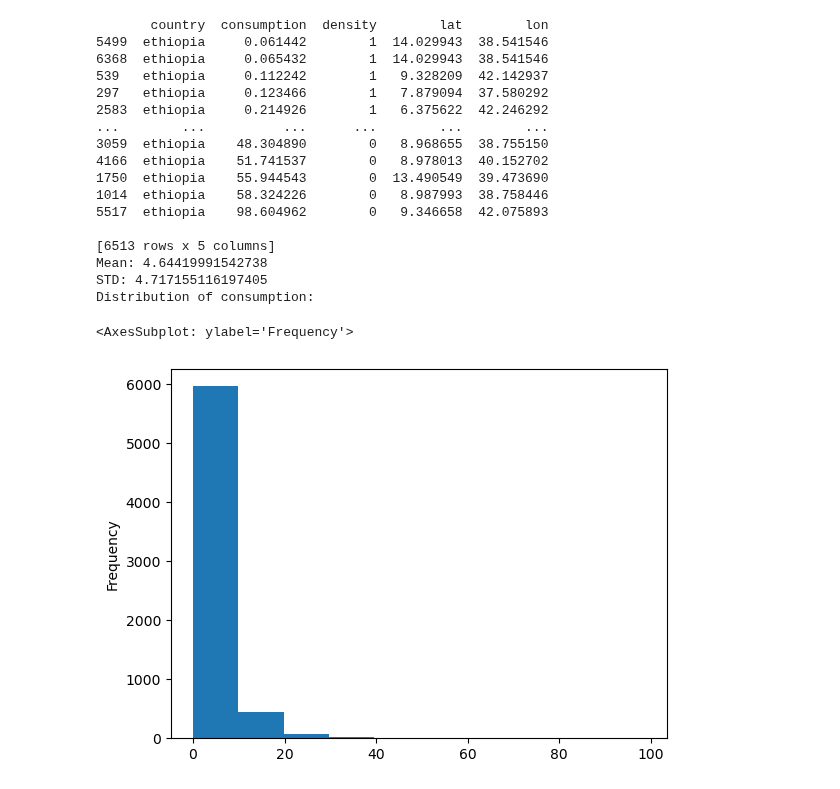
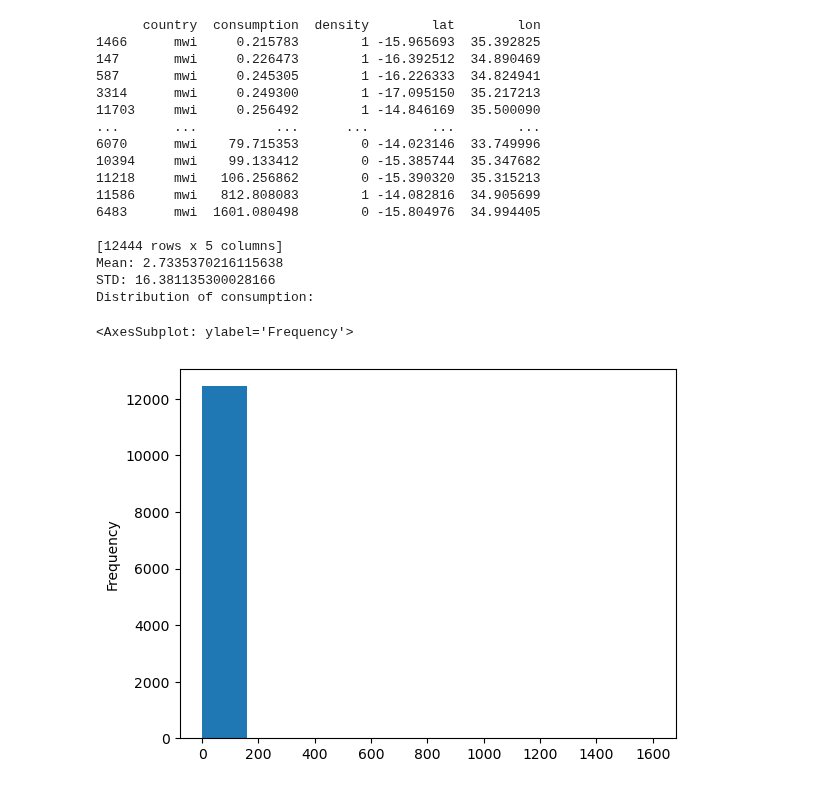
Before and after one commit to omshah2006/Predicting-Poverty-Ethiopia, a Jupyter notebook: preprocessing/process_lsms_survey.ipynb, the cells around one changed output. Cells and saved outputs as stored; diff of their text form; code cells hidden in the pictures.

```diff
--- a/preprocessing/process_lsms_survey.ipynb
+++ b/preprocessing/process_lsms_survey.ipynb
@@ -21,24 +41,34 @@ geo_cols = ["household_id", "lat_mod", "lon_mod"]
 # %%
-def process_survey(country):
+def process_survey(country, pc=True):
     consumption_file = country + "_consumption_lsms_raw.csv"
     geovariables_file = country + "_householdgeovariables_lsms_raw.csv"
 
     df_consumption = pd.read_csv(os.path.join(COUNTRIES_DIR, country, consumption_file))
     df_geovars = pd.read_csv(os.path.join(COUNTRIES_DIR, country, geovariables_file))
 
-    df_consumption = df_consumption[survey_cols]
-    # Calculate per capita daily household consumption:
-    df_consumption["cons_pc"] = df_consumption["total_cons_ann"] / df_consumption["hh_size"] / ppp[country] / 365
+    df_consumption = df_consumption[country_survey_cols[country].values()]
 
-    df_geovars = df_geovars[geo_cols]
-    df_merged = pd.merge(df_consumption, df_geovars, on='household_id')
-    df_merged["country"] = "ethiopia"
+    # Calculate per capita daily household consumption if not already:
+    if pc:
+        df_consumption["cons_pc"] = df_consumption[country_survey_cols[country]['total_cons_ann']] / ppp[country] / 365
+    else:
+        df_consumption["cons_pc"] = df_consumption[country_survey_cols[country]['total_cons_ann']] / df_consumption[country_survey_cols[country]['hh_size']] / ppp[country] / 365
+
+
+    df_geovars = df_geovars[country_geo_cols[country].values()]
+    df_merged = pd.merge(df_consumption, df_geovars, on=country_survey_cols[country]['hid'])
+    df_merged["country"] = country
 
     # URBAN = 0, RURAL = 1
-    df_merged["saq14"].replace(['URBAN', 'RURAL'], [0, 1], inplace=True)
-    df_merged.rename(columns={'saq14': 'density', 'lat_mod': 'lat', 'lon_mod': 'lon', 'cons_pc': 'consumption'}, inplace=True)
+    urban_key = density_keys[country]['urban']
+    rural_key = density_keys[country]['rural']
+    df_merged[country_survey_cols[country]['density']].replace([urban_key, rural_key], [0, 1], inplace=True)
+    df_merged.rename(columns={country_survey_cols[country]['density']: 'density', country_geo_cols[country]['lat']: 'lat', country_geo_cols[country]['lon']: 'lon', 'cons_pc': 'consumption'}, inplace=True)
     return df_merged[["country", "consumption", "density", "lat", "lon"]]
 # %%
-df_eth = process_survey(countries[0])
+country = countries[2]
+
+# pc=True when country is Nigeria, consumption already per capita
+df = process_survey(country, pc=pc[country])
 # %%
 # Returns total number of NaN values
@@ -48,4 +78,4 @@ df_eth.isnull().sum().sum()
 # %%
 # Drops any rows with NaN values
-df_eth = df_eth.dropna()
+df = df.dropna()
 # %%
@@ -67,5 +97,5 @@ display(df_eth)
 # %%
-df_eth = df_eth.sort_values('consumption')
-display(df_eth)
+df = df.sort_values('consumption')
+display(df)
 # %% [output]
 |  | country | consumption | density | lat | lon |
@@ -84,30 +114,30 @@ display(df_eth)
 # %%
-consumption = df_eth['consumption'].values.tolist()
+consumption = df['consumption'].values.tolist()
 
-print(df_eth)
+print(df)
 
 print(f'Mean: {np.mean(consumption)}')
 print(f'STD: {np.std(consumption)}')
 print(f'Distribution of consumption:')
-df_eth['consumption'].plot(kind='hist')
+df['consumption'].plot(kind='hist')
 # %% [output]
-       country  consumption  density        lat        lon
-5499  ethiopia     0.061442        1  14.029943  38.541546
-6368  ethiopia     0.065432        1  14.029943  38.541546
-539   ethiopia     0.112242        1   9.328209  42.142937
-297   ethiopia     0.123466        1   7.879094  37.580292
-2583  ethiopia     0.214926        1   6.375622  42.246292
-...        ...          ...      ...        ...        ...
-3059  ethiopia    48.304890        0   8.968655  38.755150
-4166  ethiopia    51.741537        0   8.978013  40.152702
-1750  ethiopia    55.944543        0  13.490549  39.473690
-1014  ethiopia    58.324226        0   8.987993  38.758446
-5517  ethiopia    98.604962        0   9.346658  42.075893
+      country  consumption  density        lat        lon
+1466      mwi     0.215783        1 -15.965693  35.392825
+147       mwi     0.226473        1 -16.392512  34.890469
+587       mwi     0.245305        1 -16.226333  34.824941
+3314      mwi     0.249300        1 -17.095150  35.217213
+11703     mwi     0.256492        1 -14.846169  35.500090
+...       ...          ...      ...        ...        ...
+6070      mwi    79.715353        0 -14.023146  33.749996
+10394     mwi    99.133412        0 -15.385744  35.347682
+11218     mwi   106.256862        0 -15.390320  35.315213
+11586     mwi   812.808083        1 -14.082816  34.905699
+6483      mwi  1601.080498        0 -15.804976  34.994405
 
-[6513 rows x 5 columns]
-Mean: 4.64419991542738
-STD: 4.717155116197405
+[12444 rows x 5 columns]
+Mean: 2.7335370216115638
+STD: 16.381135300028166
 Distribution of consumption:
 <AxesSubplot: ylabel='Frequency'>
-[figure, old version]
+[figure, new version]
 # %%
```
Also changed, not shown: parts of 5 cells of this notebook, 23 other files.
